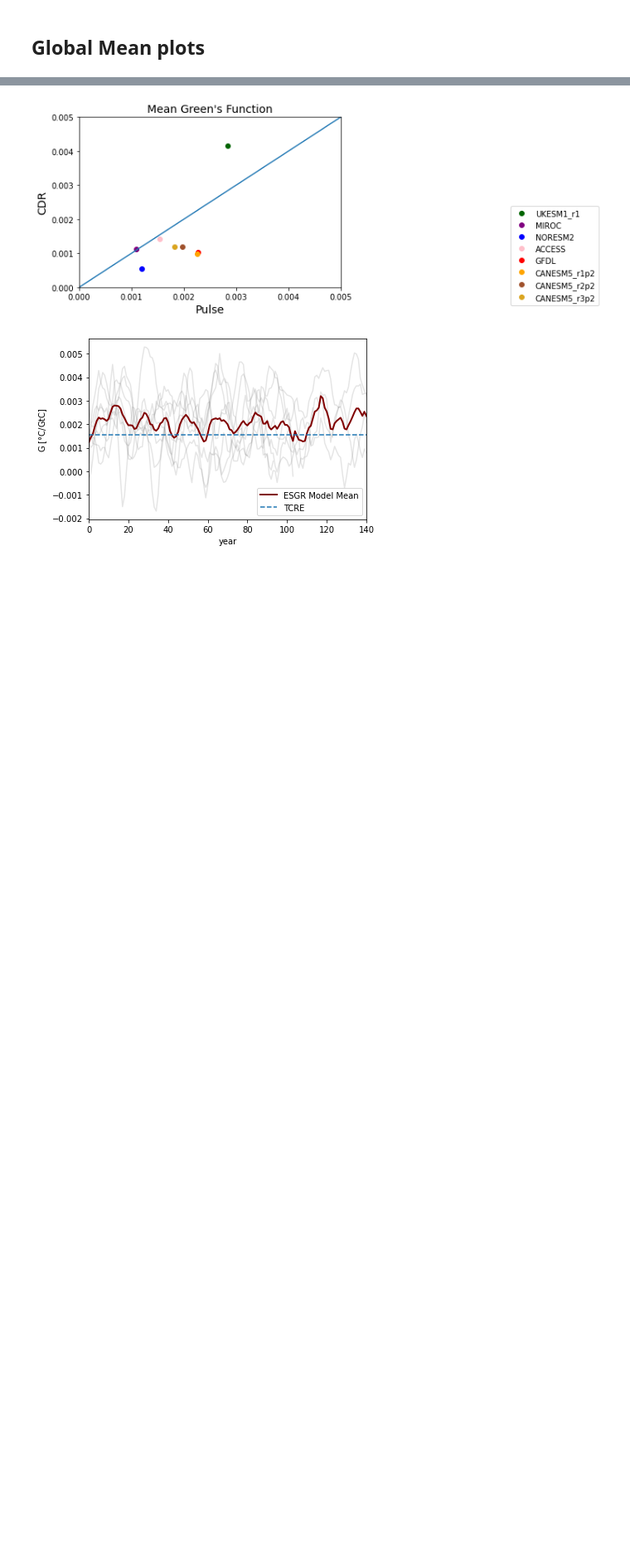
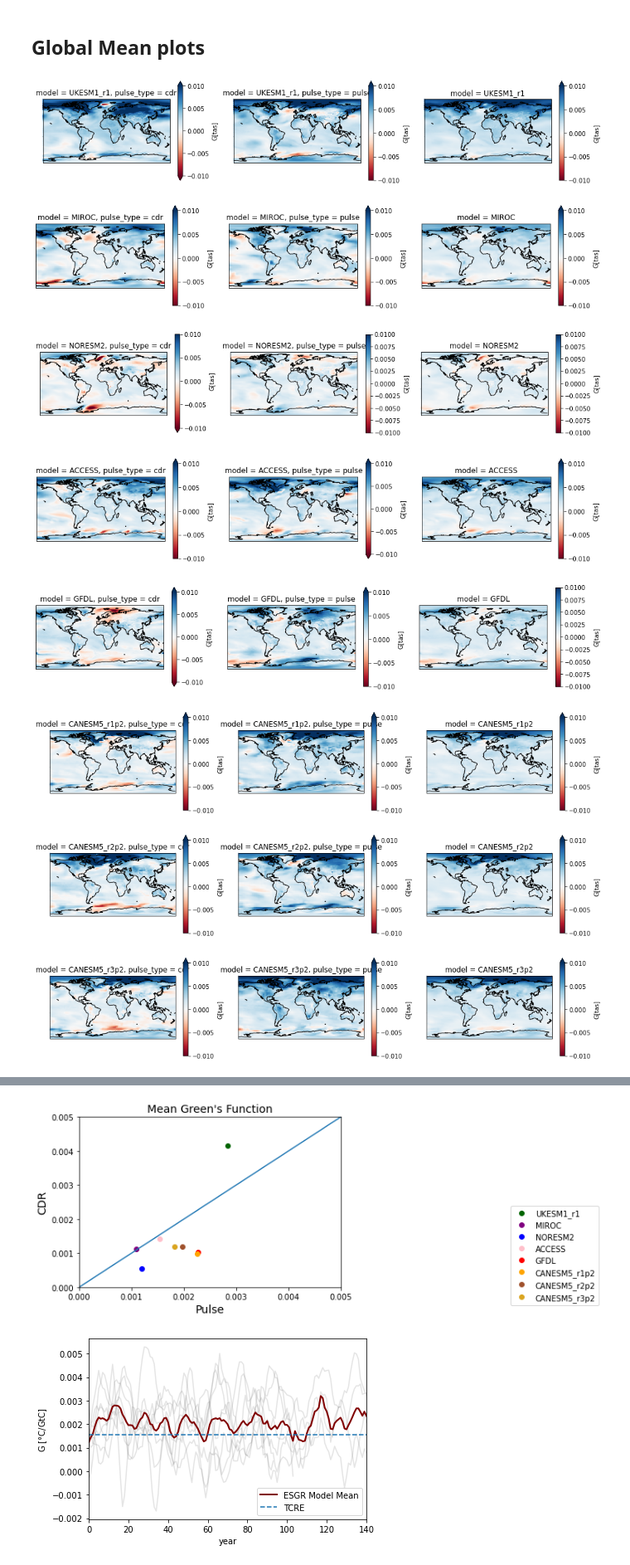
Before and after one commit to lfreese/CO2_greens, a Jupyter notebook: 1.4_CO2_GF_plots.ipynb, the cells around one changed output, grey strips where cells are left out. Shown at 83% size. Drawn from its saved outputs; the diff is of its cells as text; code cells hidden in the pictures; blank space fills up the shorter version.

```diff
--- a/1.4_CO2_GF_plots.ipynb
+++ b/1.4_CO2_GF_plots.ipynb
@@ -52,2 +71,20 @@ model_color = utils.model_color
 # %% [markdown]
 ## Global Mean plots
+# %%
+for m in G_ds.model.values:
+    fig, (ax1, ax2, ax3) = plt.subplots(1,3,subplot_kw = {'projection':ccrs.PlateCarree()}, figsize = [16,3])
+    (G_ds).sel(pulse_type = 'cdr').sel(model = m).sel(s = slice(0,50)).mean(dim = 's').plot(ax = ax1, transform = ccrs.PlateCarree(), vmin = -0.01, vmax = 0.01, cmap = 'RdBu')
+    (G_ds).sel(pulse_type = 'pulse').sel(model = m).sel(s = slice(0,50)).mean(dim = 's').plot(ax = ax2, transform = ccrs.PlateCarree(), vmin = -0.01, vmax = 0.01, cmap = 'RdBu')
+    (G_ds).mean(dim = 'pulse_type').sel(model = m).sel(s = slice(0,50)).mean(dim = 's').plot(ax = ax3, transform = ccrs.PlateCarree(), vmin = -0.01, vmax = 0.01, cmap = 'RdBu')
+    ax1.coastlines()
+    ax2.coastlines()
+    ax3.coastlines()
+# %% [output]
+[figure, added]
+[figure, added]
+[figure, added]
+[figure, added]
+[figure, added]
+[figure, added]
+[figure, added]
+[figure, added]
```
Also changed, not shown: parts of 6 cells of this notebook, 11 other files.
